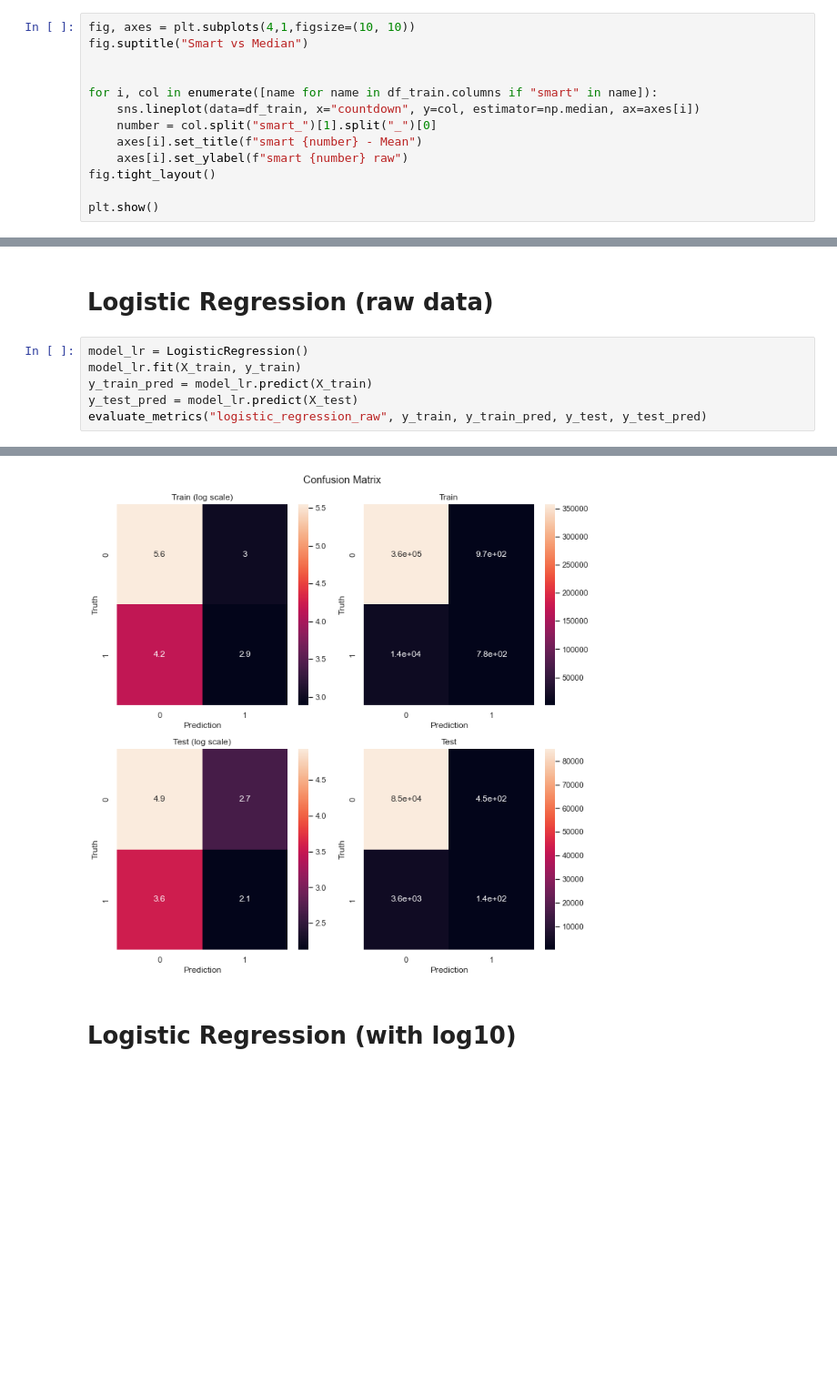
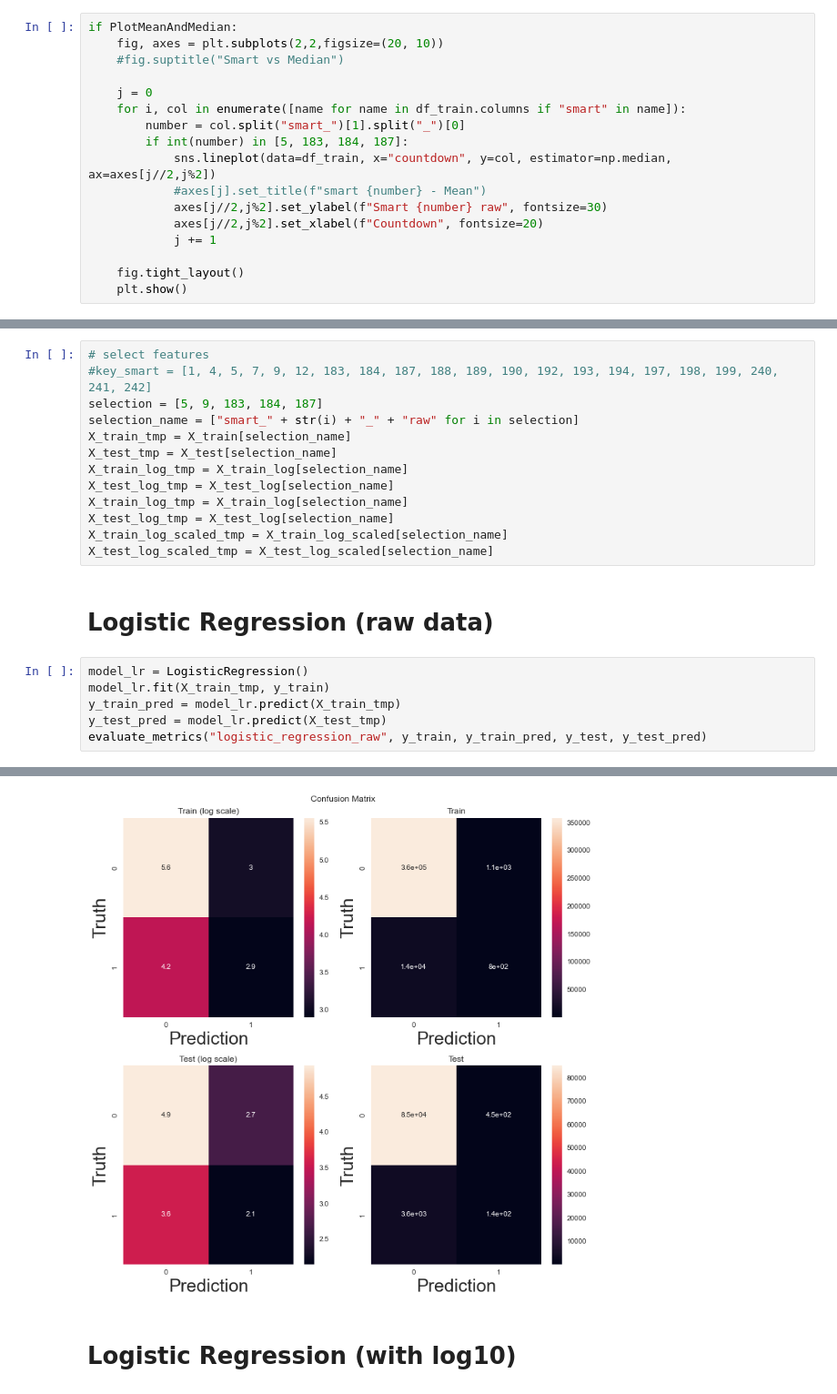
Before and after one commit to wcmphysics/DataScienceBootcamp-Capstone, a Jupyter notebook: notebooks/cmw_modeling.ipynb, the cells around one changed output, grey strips where cells are left out. Shown at 91% size. Drawn from its saved outputs; the diff is of its cells as text; blank space fills up the shorter version.

```diff
--- a/notebooks/cmw_modeling.ipynb
+++ b/notebooks/cmw_modeling.ipynb
@@ -315,15 +328,19 @@ plt.show()
 # %% [markdown]
 Plot smart states vs countdown, using medain:
 # %%
-fig, axes = plt.subplots(4,1,figsize=(10, 10))
-fig.suptitle("Smart vs Median")
+if PlotMeanAndMedian:
+    fig, axes = plt.subplots(2,2,figsize=(20, 10))
+    #fig.suptitle("Smart vs Median")
 
+    j = 0
+    for i, col in enumerate([name for name in df_train.columns if "smart" in name]):
+        number = col.split("smart_")[1].split("_")[0]
+        if int(number) in [5, 183, 184, 187]:
+            sns.lineplot(data=df_train, x="countdown", y=col, estimator=np.median, ax=axes[j//2,j%2])
+            #axes[j].set_title(f"smart {number} - Mean")
+            axes[j//2,j%2].set_ylabel(f"Smart {number} raw", fontsize=30)
+            axes[j//2,j%2].set_xlabel(f"Countdown", fontsize=20)
+            j += 1
 
-for i, col in enumerate([name for name in df_train.columns if "smart" in name]):
-    sns.lineplot(data=df_train, x="countdown", y=col, estimator=np.median, ax=axes[i])
-    number = col.split("smart_")[1].split("_")[0]
-    axes[i].set_title(f"smart {number} - Mean")
-    axes[i].set_ylabel(f"smart {number} raw")
-fig.tight_layout()
-
-plt.show()
+    fig.tight_layout()
+    plt.show()
@@ -483,10 +526,23 @@ X_train_log_scaled.describe()
+# %%
+# select features
+#key_smart = [1, 4, 5, 7, 9, 12, 183, 184, 187, 188, 189, 190, 192, 193, 194, 197, 198, 199, 240, 241, 242]
+selection = [5, 9, 183, 184, 187]
+selection_name = ["smart_" + str(i) + "_" + "raw" for i in selection]
+X_train_tmp = X_train[selection_name]
+X_test_tmp = X_test[selection_name]
+X_train_log_tmp = X_train_log[selection_name]
+X_test_log_tmp = X_test_log[selection_name]
+X_train_log_tmp = X_train_log[selection_name]
+X_test_log_tmp = X_test_log[selection_name]
+X_train_log_scaled_tmp = X_train_log_scaled[selection_name]
+X_test_log_scaled_tmp = X_test_log_scaled[selection_name]
 # %% [markdown]
 # Logistic Regression (raw data)
 # %%
 model_lr = LogisticRegression()
-model_lr.fit(X_train, y_train)
-y_train_pred = model_lr.predict(X_train)
-y_test_pred = model_lr.predict(X_test)
+model_lr.fit(X_train_tmp, y_train)
+y_train_pred = model_lr.predict(X_train_tmp)
+y_test_pred = model_lr.predict(X_test_tmp)
 evaluate_metrics("logistic_regression_raw", y_train, y_train_pred, y_test, y_test_pred)
 # %% [output]
 =======================================
@@ -509,4 +560,4 @@ weighted avg       0.93      0.95      0.94     89377
-[figure, old version]
+[figure, new version]
 # %% [markdown]
 # Logistic Regression (with log10)
 # %%
```
Also changed, not shown: parts of 46 cells of this notebook.
